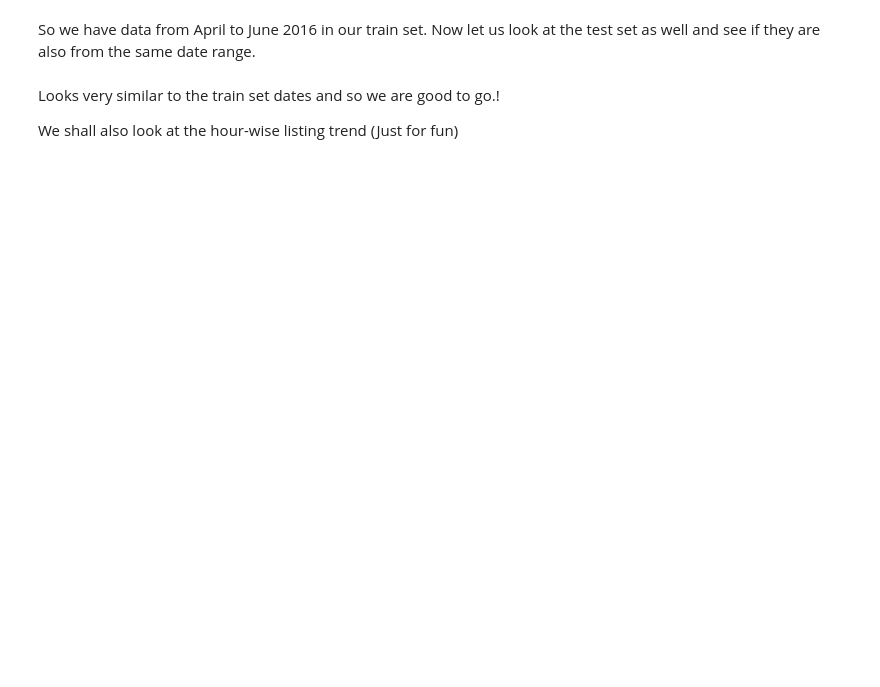
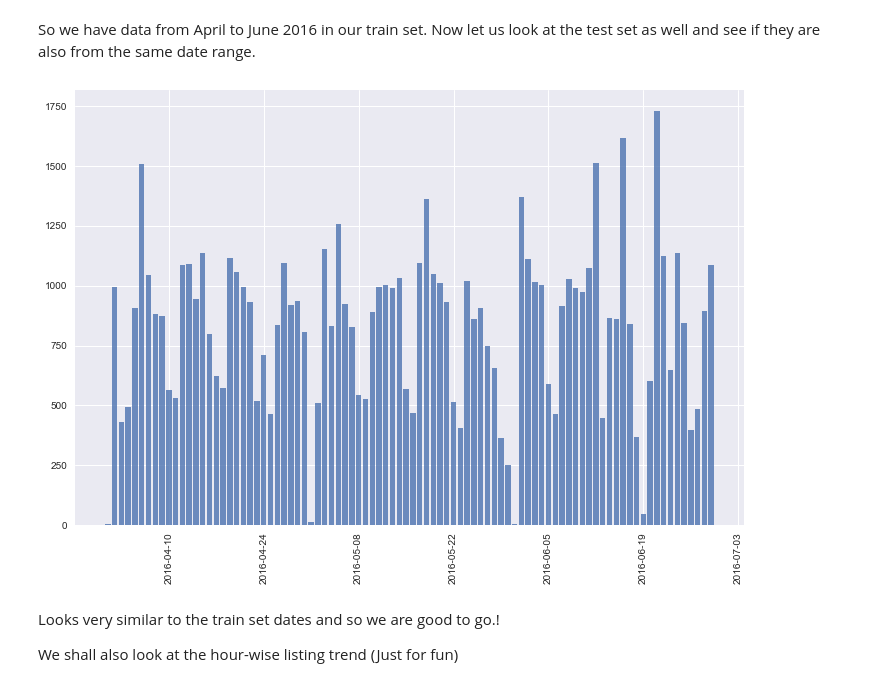
Before and after one commit to cfergusonlee/kaggle-practice, a Jupyter notebook: rental_listings/rental_listings.ipynb, the cells around one changed output. Saved outputs shown, nothing was run; the diff lists cells and outputs as text; code cells hidden in the pictures; blank space fills up the shorter version.

```diff
--- a/rental_listings/rental_listings.ipynb
+++ b/rental_listings/rental_listings.ipynb
@@ -262,14 +264,16 @@ So we have data from April to June 2016 in our train set. Now let us look at the
 # %%
 test_df["created"] = pd.to_datetime(test_df["created"])
 test_df["date_created"] = test_df["created"].dt.date
 cnt_srs = test_df['date_created'].value_counts()
 
-plt.figure(figsize=(12,4))
+plt.figure(figsize=(12,8))
 ax = plt.subplot(111)
 ax.bar(cnt_srs.index, cnt_srs.values, alpha=0.8)
 ax.xaxis_date()
 plt.xticks(rotation='vertical')
 plt.show()
+# %% [output]
+[figure, added]
 # %% [markdown]
 Looks very similar to the train set dates and so we are good to go.!
 
```
Also changed, not shown: parts of 10 cells of this notebook, 23 other files.
